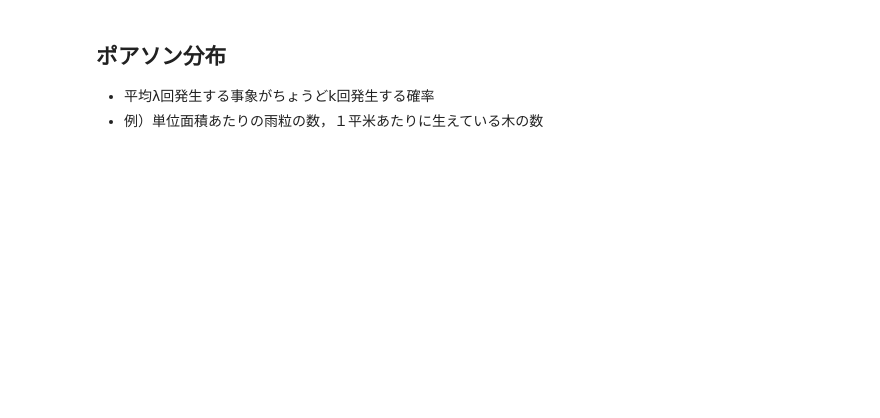
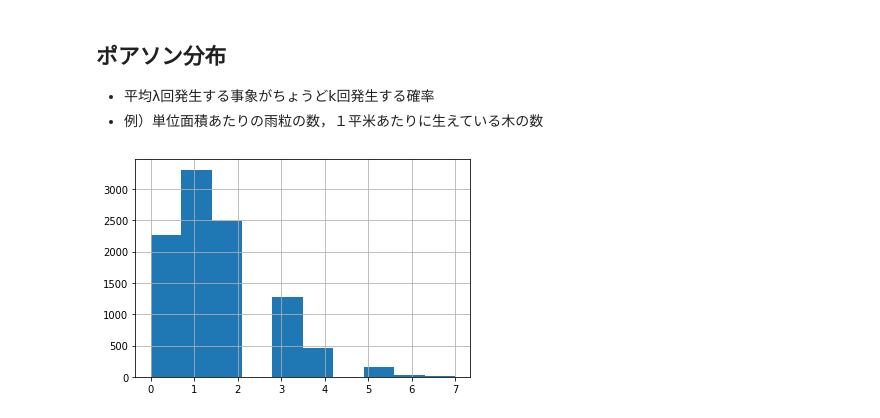
Before and after one commit to MuNeNICK/Probability_Statics_1, a Jupyter notebook: 5430_0721.ipynb, the cells around one changed output. Saved outputs shown, nothing was run; the diff lists cells and outputs as text; code cells hidden in the pictures; blank space fills up the shorter version.

```diff
--- a/5430_0721.ipynb
+++ b/5430_0721.ipynb
@@ -70,3 +155,9 @@ plt.plot(x, uni_pdf)
 
 *   平均λ回発生する事象がちょうどk回発生する確率
 *   例）単位面積あたりの雨粒の数，１平米あたりに生えている木の数
+# %%
+x = np.random.poisson(1.5,10000)
+plt.hist(x)
+plt.grid(True)
+# %% [output]
+[figure, added]
```
Also changed, not shown: parts of 10 cells of this notebook.
